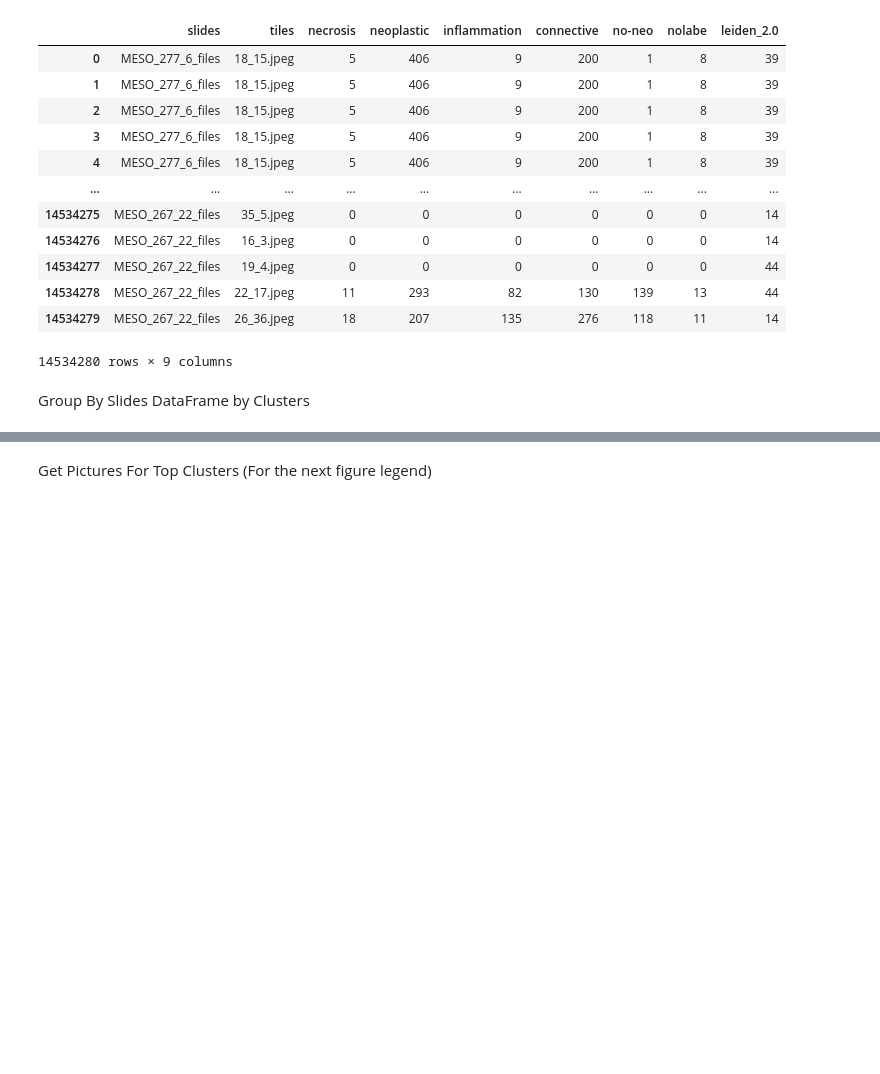
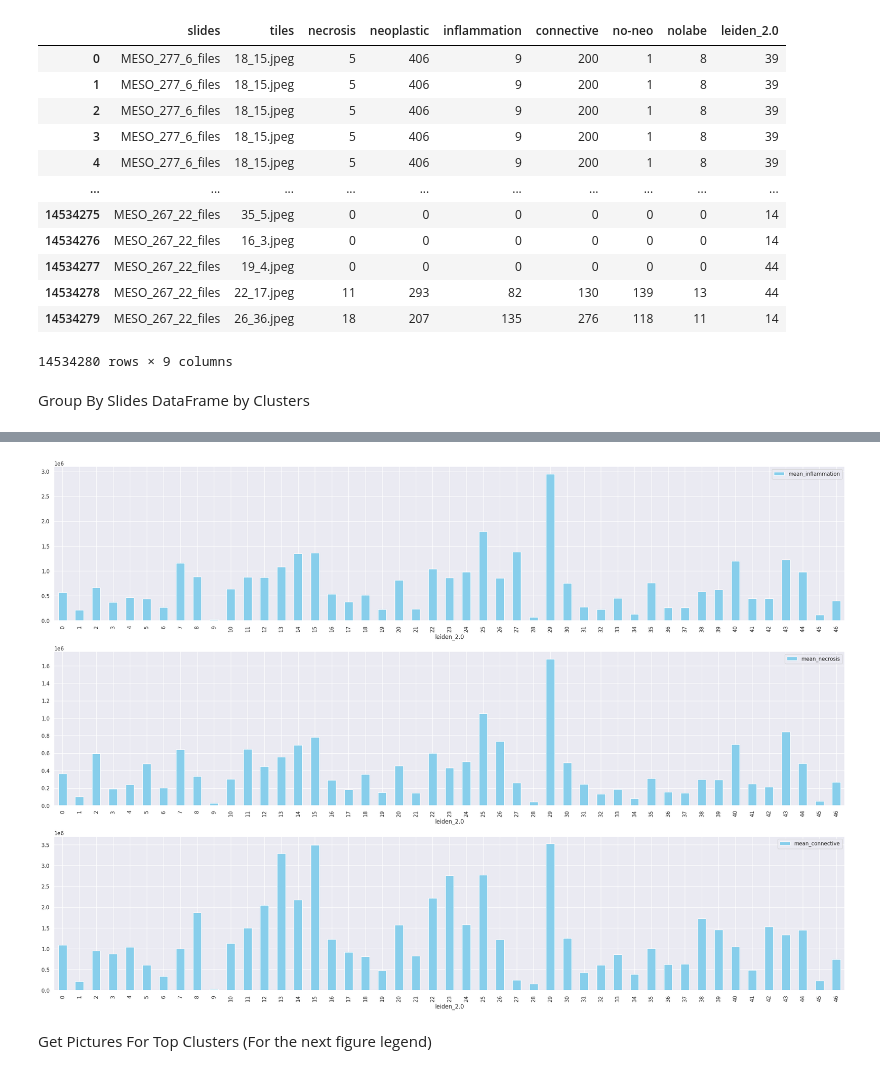
Before and after one commit to FarzanehSeyedshahi/Histomorphological-Phenotype-Learning, a Jupyter notebook: workflow/hovernet.ipynb, the cells around one changed output, grey strips where cells are left out. Drawn from its saved outputs; the diff is of its cells as text; code cells hidden in the pictures; blank space fills up the shorter version.

```diff
--- a/workflow/hovernet.ipynb
+++ b/workflow/hovernet.ipynb
@@ -206,20 +279,23 @@ Group By Slides DataFrame by Clusters
 # %%
-plotting_dfs = df.drop('slides', axis=1)
+# plotting_dfs = df.drop('slides', axis=1)
+sns.set(style="darkgrid")
 plotting_dfs = plotting_dfs.groupby('leiden_2.0')
 tiles_per_cluster = [len(plotting_dfs.get_group(i)) for i in plotting_dfs.groups]
 plotting_dfs = plotting_dfs.sum()
 plotting_dfs['tiles'] = tiles_per_cluster
 plotting_dfs['mean_inflammation'] = plotting_dfs['inflammation']/plotting_dfs['tiles']
 plotting_dfs['mean_necrosis'] = plotting_dfs['necrosis']/plotting_dfs['tiles']
 plotting_dfs['mean_connective'] = plotting_dfs['connective']/plotting_dfs['tiles']
 plotting_dfs = plotting_dfs.reset_index()
 temp = plotting_dfs[['mean_inflammation', 'mean_necrosis', 'mean_connective', 'leiden_2.0']]
 
 # plot each column of the dataframe
 fig, ax = plt.subplots(3,1, figsize=(30,20))
 ax = ax.flatten()
 for i, col in enumerate(['mean_inflammation', 'mean_necrosis', 'mean_connective']):
     temp.plot(x='leiden_2.0', y=col, kind='bar', ax=ax[i], color='skyblue')
+# %% [output]
+[figure, added]
 # %% [markdown]
 Get Pictures For Top Clusters (For the next figure legend)
 # %%
```
Also changed, not shown: parts of 7 cells of this notebook, 1 other file.
